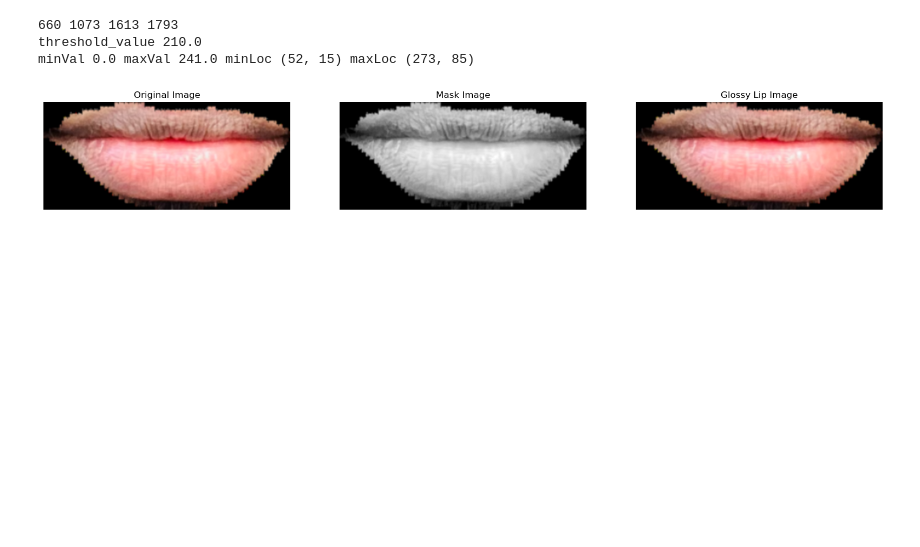
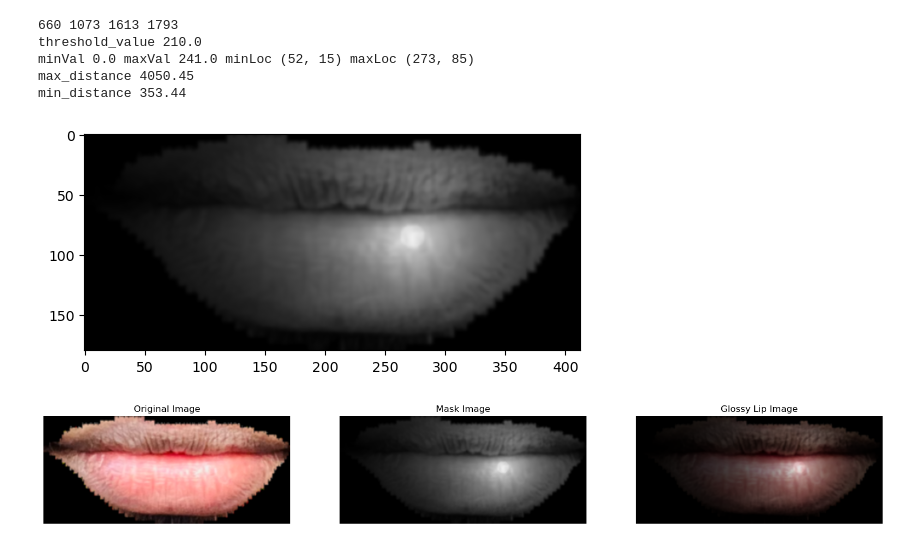
Before and after one commit to toufique-imam/blur-Detection-Haar-Wavelet, a Jupyter notebook: glsl/morph/gloss.ipynb, the cells around one changed output. Drawn from its saved outputs; the diff is of its cells as text; code cells hidden in the pictures; blank space fills up the shorter version.

```diff
--- a/glsl/morph/gloss.ipynb
+++ b/glsl/morph/gloss.ipynb
@@ -35,0 +80,4 @@ maskImagePaths = ['/Users/nuhash/Downloads/test13_53_2.PNG', '/Users/nuhash/Down
+# %%
+def point_distance_from_ellipse(x_p, y_p, h, k, a, b):
+    value = ((x_p - h) ** 2) / (a ** 2) + ((y_p - k) ** 2) / (b ** 2)
+    return value
@@ -55,51 +116,87 @@ minVal, maxVal, minLoc, maxLoc = cv2.minMaxLoc(gray_image, mask=mask)
 print("minVal", minVal , "maxVal", maxVal, "minLoc", minLoc, "maxLoc", maxLoc)
 
 center = maxLoc
-radius = 5
+radius = 100
+elipse_a = 10
+elipse_b = 5
 
 lip_image = np.float32(image) / 255.0
 
 overlay = np.zeros_like(lip_image)
 rows, cols, _ = image.shape
+max_distance = 0.0
+min_distance = 10000000000000
+
+
+for i in range(rows):
+    for j in range(cols):
+        distance = point_distance_from_ellipse(j, i, center[1], center[0], elipse_a, elipse_b)
+        if(distance < 1):
+            continue
+        else:
+            max_distance = max(max_distance, distance)
+            min_distance = min(min_distance, distance)
+print("max_distance", max_distance)
+print("min_distance", min_distance)
+# for i in range(rows):
+#     for j in range(cols):
+#         distance = point_distance_from_ellipse(j, i, center[1], center[0], elipse_a, elipse_b)
+#         # if the point is inside the ellipse, set the pixel value to 1
+#         intensity = 0
+#         if distance < 1:
+#             intensity = 1
+#         else:
+#             intensity =  1 - convert_range(min_distance, max_distance, 0, 1, distance)
+#         gray_pixel = gray_image[i, j] / 255.0
+#         overlay[i, j] = [intensity * gray_pixel] * 3
+
 
 for i in range(rows):
     for j in range(cols):
         distance = np.sqrt((i - center[1])**2 + (j - center[0])**2)
-        intensity = max(0, 1 - (distance / radius))  # Create a radial gradient
-        overlay[i, j] = [intensity * 0.9, intensity * 0.9, intensity * 0.9]  # Adjust color for gloss effect
+        if(distance < 10.0):
+            distance = 0;
+        intensity = np.exp(-distance / radius)
+        gray_pixel = gray_image[i, j] / 255.0
+        # gray_pixel = convert_range(0, 1, 0.5, 1, gray_pixel)
+
+        overlay[i, j] = [intensity * gray_pixel] * 3
 
 
 overlay = cv2.GaussianBlur(overlay, (5,5), 0)
-
+plt.imshow(overlay)
 # overlay *= 0.5  # Adjust the intensity of the overlay
 
 # Apply the glossy effect only to the lip region using the mask
-glossy_image = lip_image * (1 - overlay) + overlay
+glossy_image = lip_image * overlay
 
 lip_mask_3ch = cv2.merge([lip_mask, lip_mask, lip_mask]) / 255.0
 glossy_lip_region = lip_image * (1 - lip_mask_3ch) + glossy_image * lip_mask_3ch
 glossy_lip_image = np.uint8(glossy_lip_region * 255)
 
 # plot the images
 plt.figure(figsize=(20, 20))
 plt.subplot(1, 3, 1)
 plt.imshow(cv2.cvtColor(image, cv2.COLOR_BGR2RGB))
 plt.title("Original Image")
 plt.axis("off")
 
 plt.subplot(1, 3, 2)
-plt.imshow(mask, cmap="gray")
+plt.imshow(overlay)
 plt.title("Mask Image")
 plt.axis("off")
 
 plt.subplot(1, 3, 3)
-plt.imshow(cv2.cvtColor(glossy_lip_image, cv2.COLOR_BGR2RGB))
+plt.imshow(cv2.cvtColor(glossy_image, cv2.COLOR_BGR2RGB))
 plt.title("Glossy Lip Image")
 plt.axis("off")
 
 plt.show()
 # %% [output]
 660 1073 1613 1793
 threshold_value 210.0
 minVal 0.0 maxVal 241.0 minLoc (52, 15) maxLoc (273, 85)
+max_distance 4050.45
+min_distance 353.44
-[figure, old version]
+[figure, new version]
+[figure, added]
```
Also changed, not shown: parts of 6 cells of this notebook, 6 other files.
